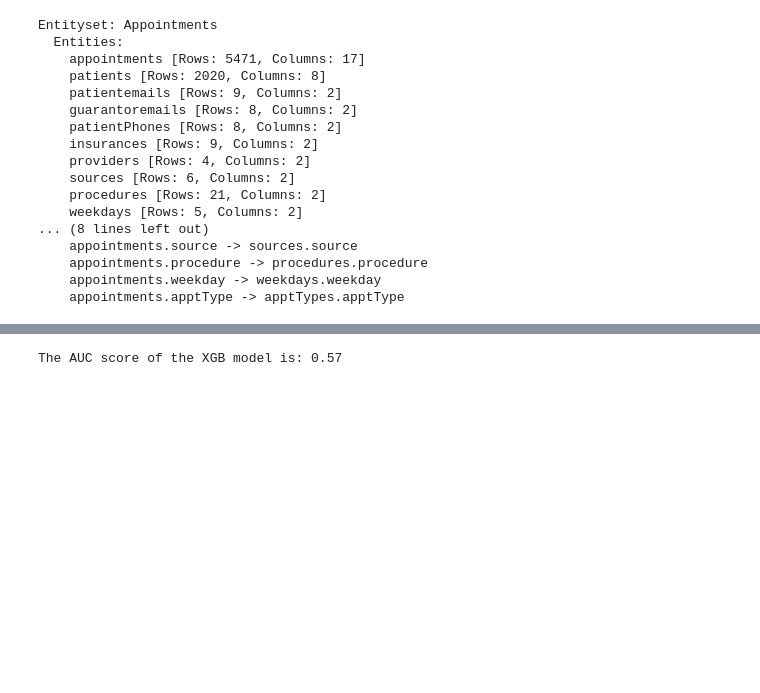
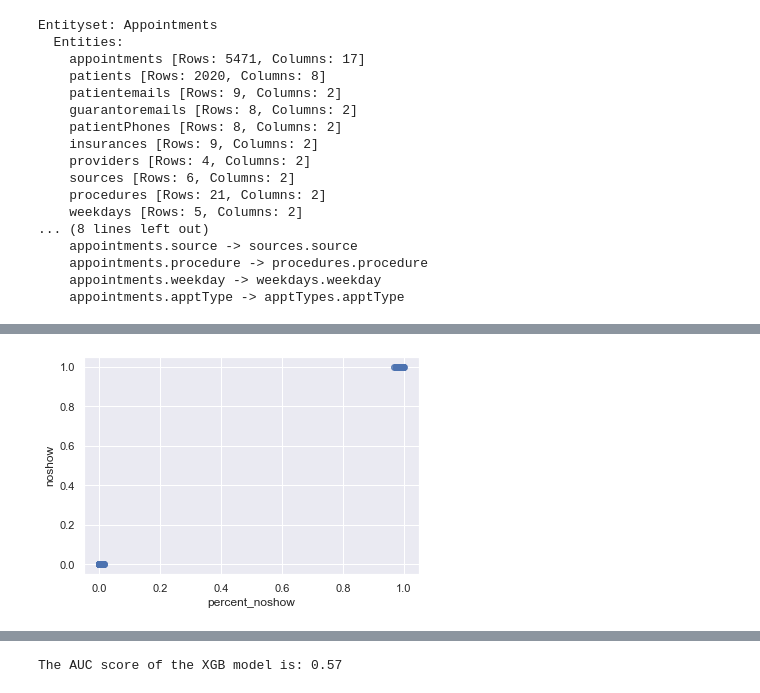
Before and after one commit to TheBeeGuy/No_show_patience, a Jupyter notebook: Ma_Insight_19_06.ipynb, the cells around one changed output, grey strips where cells are left out. Drawn from its saved outputs; the diff is of its cells as text; code cells hidden in the pictures; blank space fills up the shorter version.

```diff
--- a/Ma_Insight_19_06.ipynb
+++ b/Ma_Insight_19_06.ipynb
@@ -305,0 +193,3 @@ The AUC score of the XGB model is: 0.57
+# %%
+y_pred_model_xgb_train = model_xgb.predict_proba(X_train)[:,1]
+train_percent_noshow = pd.DataFrame({'percent_noshow': y_pred_model_xgb_train})
@@ -305,0 +202,4 @@ The AUC score of the XGB model is: 0.57
+# %%
+#sanity check. where to call it no shows?
+table = pd.concat([X_train['PatientId'].reset_index(drop=True), y_train.reset_index(drop=True), train_percent_noshow.reset_index(drop=True)], axis=1)
+table
@@ -305,0 +220,8 @@ The AUC score of the XGB model is: 0.57
+# %%
+##training data
+import seaborn as sns; sns.set(color_codes=True)
+ax = sns.regplot(x="percent_noshow", y="noshow",logistic=True, data=table)
+fig = ax.get_figure()
+fig.savefig("percent_noshow_logistic.png")
+# %% [output]
+[figure, added]
```
Also changed, not shown: parts of 27 cells of this notebook, 4 other files.
